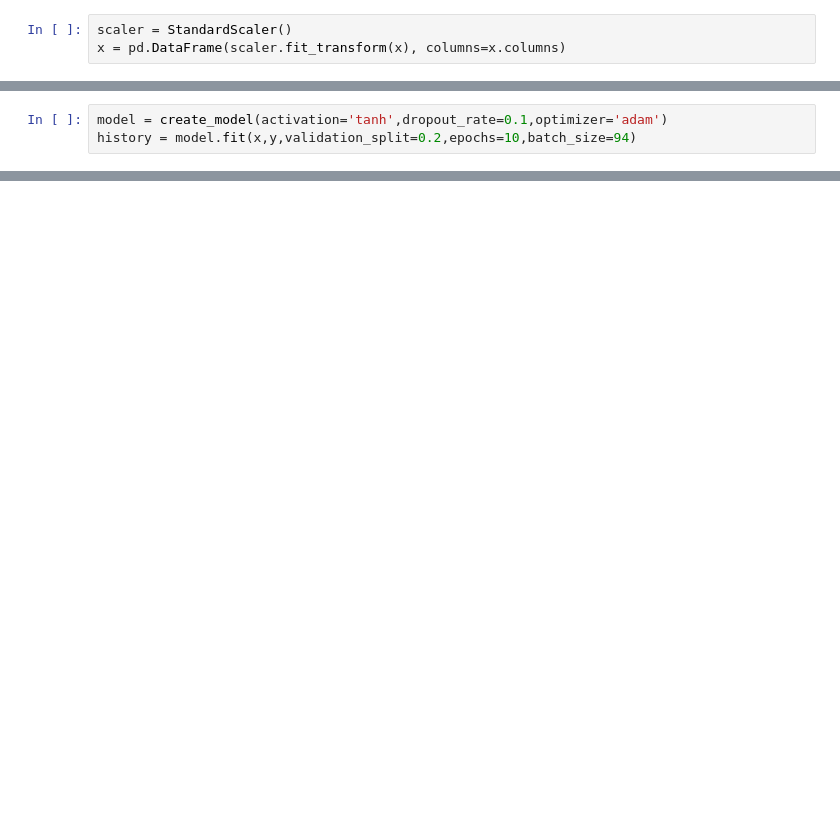
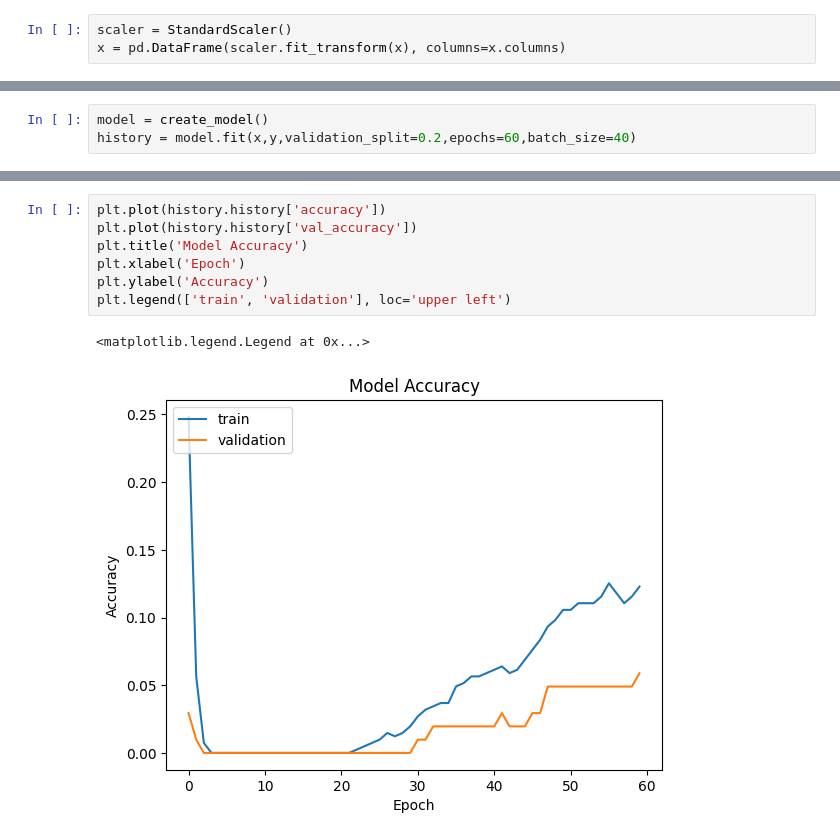
Before and after one commit to friskyspock/forestfire-data-excelr, a Jupyter notebook: NN_forestfire.ipynb, the cells around one changed output, grey strips where cells are left out. Saved outputs shown, nothing was run; the diff lists cells and outputs as text; blank space fills up the shorter version.

```diff
--- a/NN_forestfire.ipynb
+++ b/NN_forestfire.ipynb
@@ -147,4 +131,4 @@ sns.heatmap(mean_scores, cmap="YlGnBu", annot=True, fmt=".3f")
 # %%
-model = create_model(activation='tanh',dropout_rate=0.1,optimizer='adam')
-history = model.fit(x,y,validation_split=0.2,epochs=10,batch_size=94)
+model = create_model()
+history = model.fit(x,y,validation_split=0.2,epochs=60,batch_size=40)
 # %% [output]
@@ -170,0 +152,10 @@ Epoch 10/10
+# %%
+plt.plot(history.history['accuracy'])
+plt.plot(history.history['val_accuracy'])
+plt.title('Model Accuracy')
+plt.xlabel('Epoch')
+plt.ylabel('Accuracy')
+plt.legend(['train', 'validation'], loc='upper left')
+# %% [output]
+<matplotlib.legend.Legend at 0x...>
+[figure, added]
```
Also changed, not shown: parts of 17 cells of this notebook.
